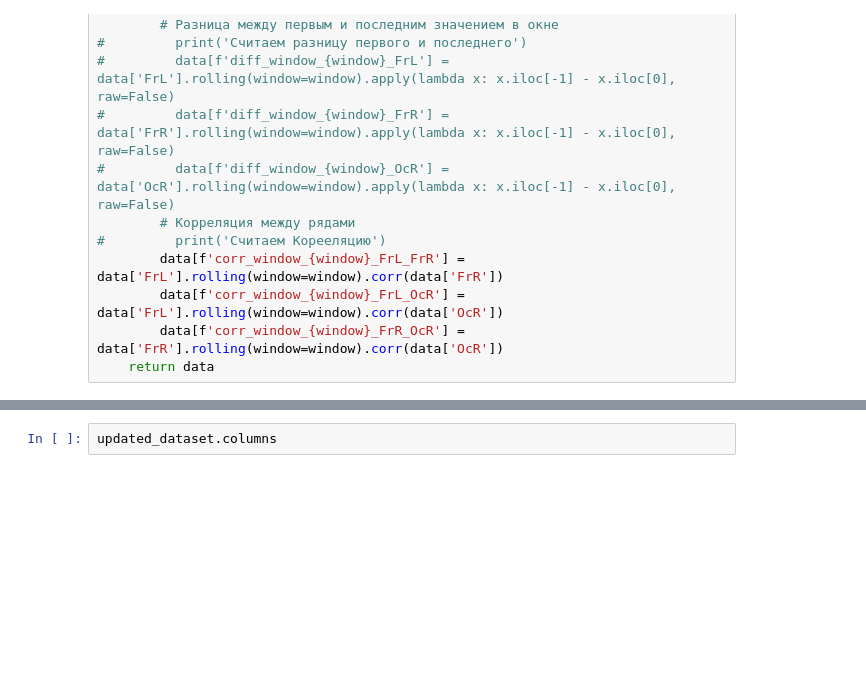
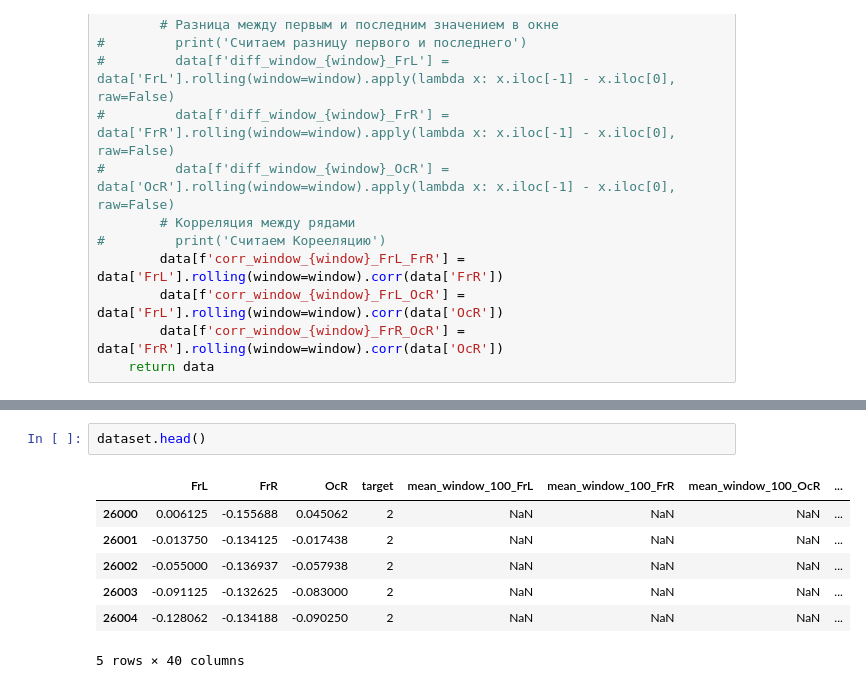
Before and after one commit to Halva773/Digital-breakthrough, a Jupyter notebook: read_dataset.ipynb, the cells around one changed output, grey strips where cells are left out. Cells and saved outputs as stored; diff of their text form; blank space fills up the shorter version.

```diff
--- a/read_dataset.ipynb
+++ b/read_dataset.ipynb
@@ -190,2 +167,10 @@ dataset.head
-# %%
-updated_dataset.columns
+# %%
+dataset.head()
+# %% [output]
+|  | FrL | FrR | OcR | target | mean_window_100_FrL | mean_window_100_FrR | mean_window_100_OcR | ... |
+| 26000 | 0.006125 | -0.155688 | 0.045062 | 2 | NaN | NaN | NaN | ... |
+| 26001 | -0.013750 | -0.134125 | -0.017438 | 2 | NaN | NaN | NaN | ... |
+| 26002 | -0.055000 | -0.136937 | -0.057938 | 2 | NaN | NaN | NaN | ... |
+| 26003 | -0.091125 | -0.132625 | -0.083000 | 2 | NaN | NaN | NaN | ... |
+| 26004 | -0.128062 | -0.134188 | -0.090250 | 2 | NaN | NaN | NaN | ... |
+5 rows × 40 columns
```
Also changed, not shown: parts of 9 cells of this notebook, 1 other file.
